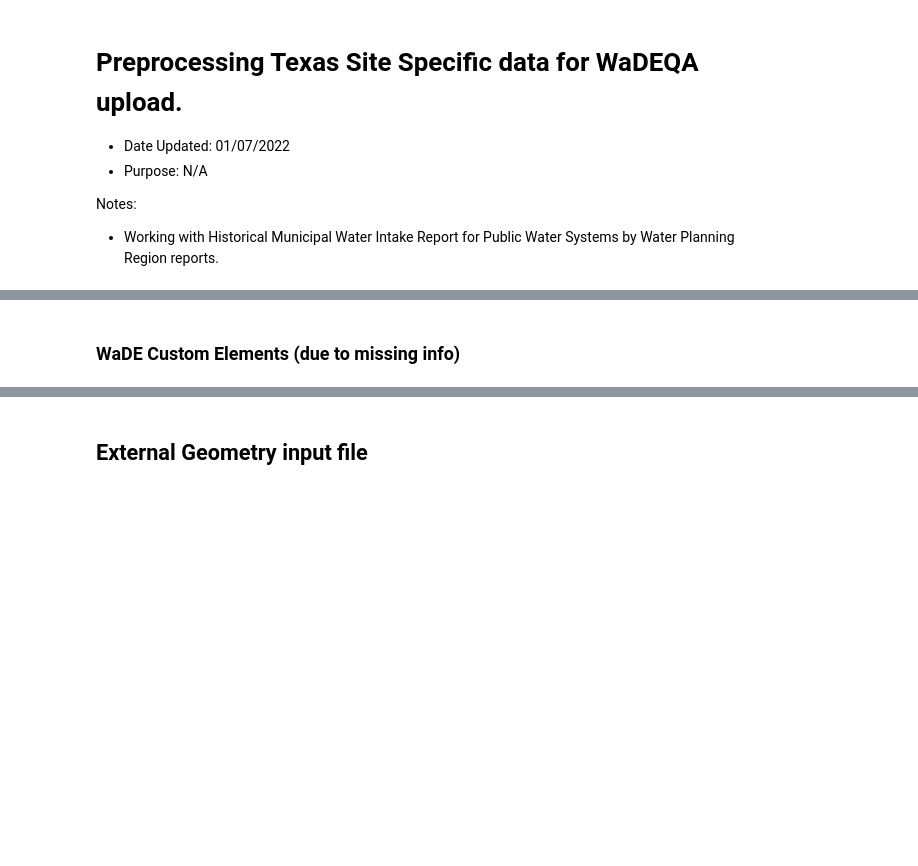
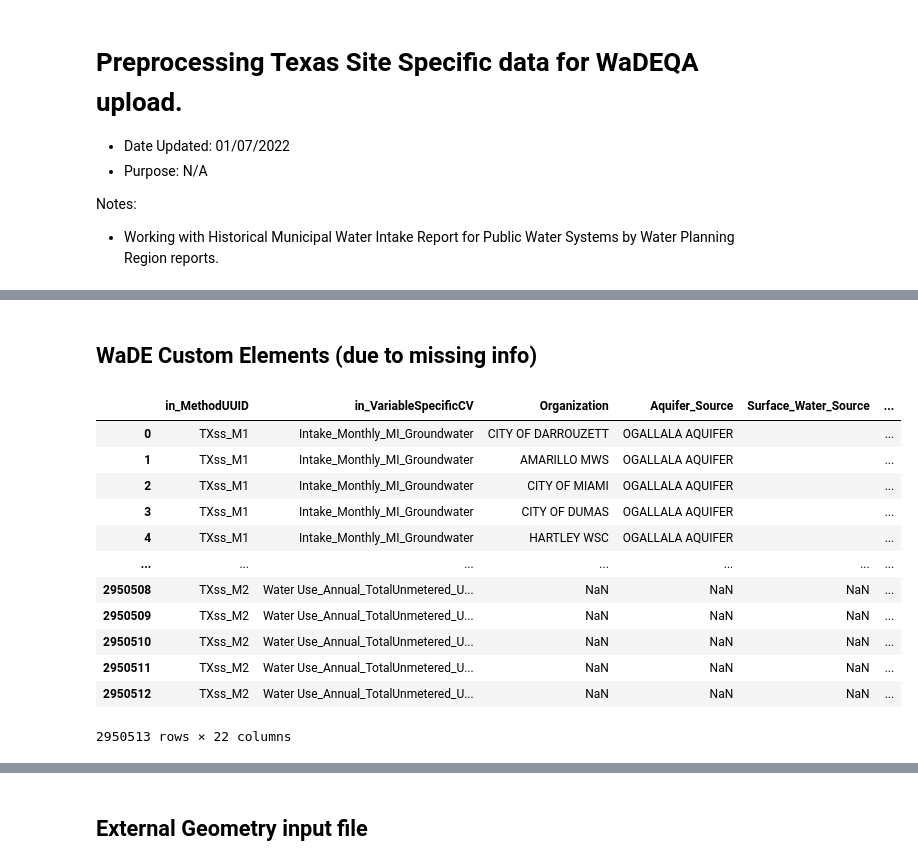
Before and after one commit to WSWCWaterDataExchange/MappingStatesDataToWaDE2.0, a Jupyter notebook: Texas/SiteSpecificAmounts/0_PreProcessTexasSiteSpecificData.ipynb, the cells around one changed output, grey strips where cells are left out. Saved outputs shown, nothing was run; the diff lists cells and outputs as text; code cells hidden in the pictures; blank space fills up the shorter version.

Commit message:
TX ss update.
TX ss update.  Joined 'water use' time series data to existing intake data.

```diff
--- a/Texas/SiteSpecificAmounts/0_PreProcessTexasSiteSpecificData.ipynb
+++ b/Texas/SiteSpecificAmounts/0_PreProcessTexasSiteSpecificData.ipynb
@@ -352,0 +932,6 @@ print(len(dfout))
+# %%
+# Concatenate PWS Water Use Together
+frames = [dfpwu_sf, dfpwu_mf, dfpwu_c, dfpwu_i, dfpwu_ins,
+          dfpwu_ag, dfpwu_re, dfpwu_tm, dfpwu_tum]
+dfout_pwu = pd.concat(frames).reset_index(drop=True)
+print(len(dfout_pwu))
@@ -352,0 +942,5 @@ print(len(dfout))
+# %%
+# Concatenate PWS Water Use Together
+frames = [dfout_intake, dfout_pwu]
+dfout = pd.concat(frames).reset_index(drop=True)
+print(len(dfout_pwu))
@@ -394,61 +968,55 @@ print(len(dfout))
-# %%
-# Update in_VariableSpecificCV to include water source type.
-
-def changeGroundWater(WSTcv):
-    WSTcv = str(WSTcv).strip()
-    if WSTcv == "Ground Water":
-        outString = 'Groundwater'
-    else:
-        outString = WSTcv
-    return outString
-
-dfout['temp_WaterSourceTypeCV'] = dfout.apply(lambda row: changeGroundWater(row['in_WaterSourceTypeCV']), axis=1)
-
-def updateVariableSpecificCV(VScv, WSTcv):
-    VScv = str(VScv).strip()
-    WSTcv = str(WSTcv).strip()
-    outString = VScv + "_" + WSTcv
-    return outString
-
-dfout['in_VariableSpecificCV'] = dfout.apply(lambda row: updateVariableSpecificCV(row['in_VariableSpecificCV'], row['temp_WaterSourceTypeCV']), axis=1)
-dfout = dfout.drop(['temp_WaterSourceTypeCV'], axis=1)
-dfout['in_VariableSpecificCV'].unique()
 # %% [markdown]
-### WaDE Custom Elements (due to missing info)
+## WaDE Custom Elements (due to missing info)
 # %%
 # Creating WaDE Custom water source native ID for easy water source identification
 # ----------------------------------------------------------------------------------------------------
 
 # Create temp WaterSourceNativeID dataframe of unique water source.
 def assignWaterSourceNativeID(colrowValue):
     string1 = str(colrowValue)
     outstring = "WaDETX_WS" + string1
     return outstring
 
 dfWaterSourceNativeID = pd.DataFrame()
+dfWaterSourceNativeID['in_WaterSourceName'] = dfout['in_WaterSourceName']
 dfWaterSourceNativeID['in_WaterSourceTypeCV'] = dfout['in_WaterSourceTypeCV']
 dfWaterSourceNativeID = dfWaterSourceNativeID.drop_duplicates()
 
 dftemp = pd.DataFrame(index=dfWaterSourceNativeID.index)
 dftemp["Count"] = range(1, len(dftemp.index) + 1)
 dfWaterSourceNativeID['in_WaterSourceNativeID'] = dftemp.apply(lambda row: assignWaterSourceNativeID(row['Count']), axis=1)
 
 # ----------------------------------------------------------------------------------------------------
 
 # Retreive WaDE Custom water source native ID
-def retrieveWaterSourceNativeID(A):
-    if (A == '') or (pd.isnull(A)):
+def retrieveWaterSourceNativeID(A, B):
+    if (A == '' and B == '') or (pd.isnull(A) and pd.isnull(B)):
         outList = ''
     else:
-        ml = dfWaterSourceNativeID.loc[(dfWaterSourceNativeID['in_WaterSourceTypeCV'] == A), 'in_WaterSourceNativeID']
+        ml = dfWaterSourceNativeID.loc[(dfWaterSourceNativeID['in_WaterSourceName'] == A) &
+                                       (dfWaterSourceNativeID['in_WaterSourceTypeCV'] == B), 'in_WaterSourceNativeID']
         if not (ml.empty):  # check if the series is empty
             outList = ml.iloc[0]
         else:
             outList = ''
     return outList
 
-dfout['in_WaterSourceNativeID'] = dfout.apply(lambda row: retrieveWaterSourceNativeID(row['in_WaterSourceTypeCV']), axis=1)
-dfout['in_WaterSourceNativeID'].unique()
+dfout['in_WaterSourceNativeID'] = dfout.apply(lambda row: retrieveWaterSourceNativeID( row['in_WaterSourceName'], row['in_WaterSourceTypeCV']), axis=1)
+dfout
+# %% [output]
+|  | in_MethodUUID | in_VariableSpecificCV | Organization | Aquifer_Source | Surface_Water_Source | ... |
+| 0 | TXss_M1 | Intake_Monthly_MI_Groundwater | CITY OF DARROUZETT | OGALLALA AQUIFER |  | ... |
+| 1 | TXss_M1 | Intake_Monthly_MI_Groundwater | AMARILLO MWS | OGALLALA AQUIFER |  | ... |
+| 2 | TXss_M1 | Intake_Monthly_MI_Groundwater | CITY OF MIAMI | OGALLALA AQUIFER |  | ... |
+| 3 | TXss_M1 | Intake_Monthly_MI_Groundwater | CITY OF DUMAS | OGALLALA AQUIFER |  | ... |
+| 4 | TXss_M1 | Intake_Monthly_MI_Groundwater | HARTLEY WSC | OGALLALA AQUIFER |  | ... |
+| ... | ... | ... | ... | ... | ... | ... |
+| 2950508 | TXss_M2 | Water Use_Annual_TotalUnmetered_U... | NaN | NaN | NaN | ... |
+| 2950509 | TXss_M2 | Water Use_Annual_TotalUnmetered_U... | NaN | NaN | NaN | ... |
+| 2950510 | TXss_M2 | Water Use_Annual_TotalUnmetered_U... | NaN | NaN | NaN | ... |
+| 2950511 | TXss_M2 | Water Use_Annual_TotalUnmetered_U... | NaN | NaN | NaN | ... |
+| 2950512 | TXss_M2 | Water Use_Annual_TotalUnmetered_U... | NaN | NaN | NaN | ... |
+2950513 rows × 22 columns
 # %%
 # Converting numbers that are in string to float.
 
```
Also changed, not shown: parts of 73 cells of this notebook, 32 other files.
